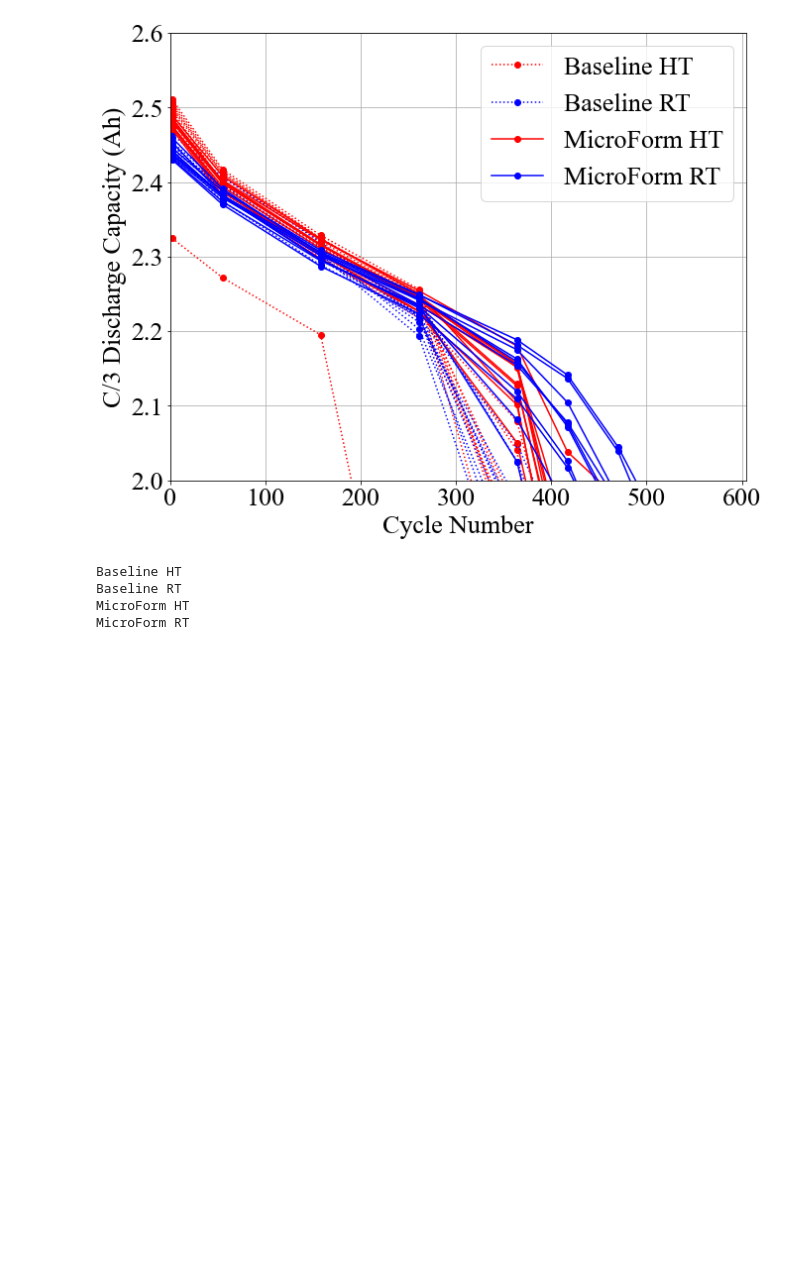
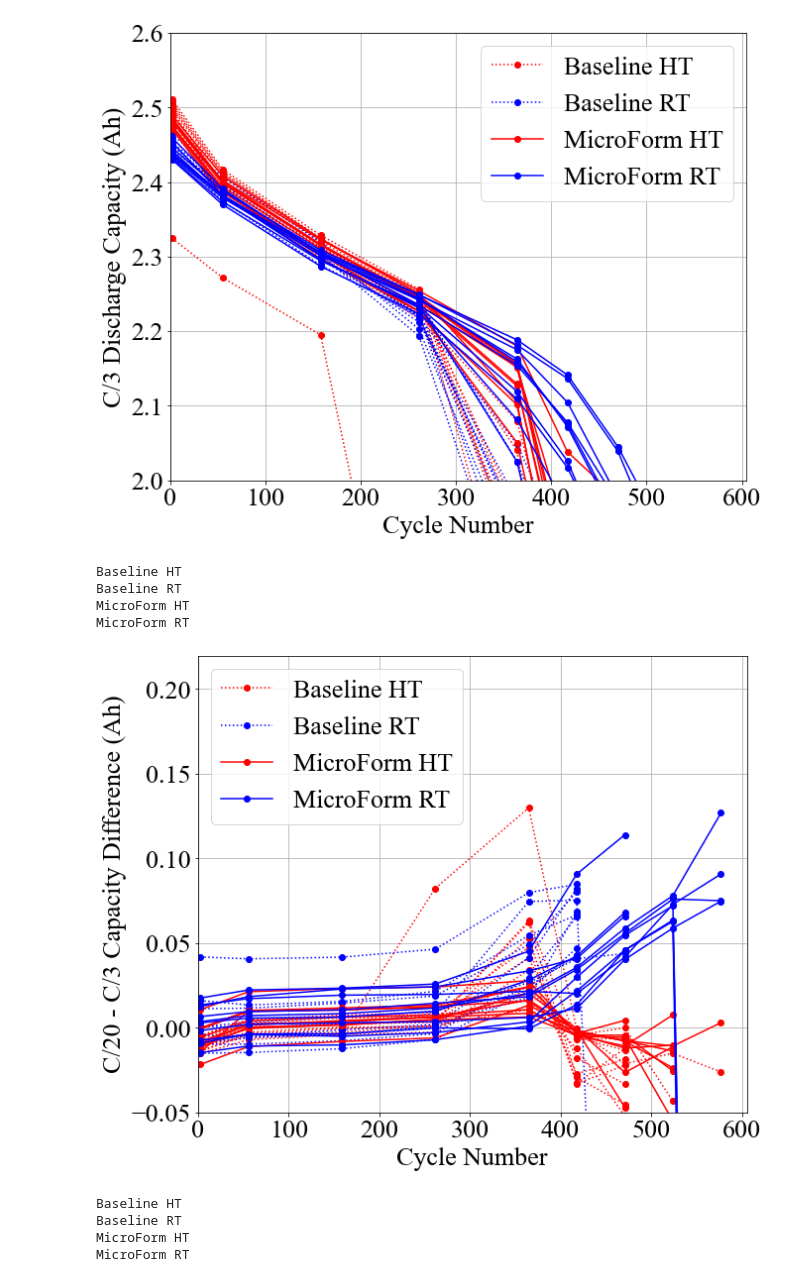
Before and after one commit to wengandrew/fast-formation, a Jupyter notebook: code/process_cycling_data.ipynb, the cells around one changed output. Saved outputs shown, nothing was run; the diff lists cells and outputs as text; code cells hidden in the pictures; blank space fills up the shorter version.

```diff
--- a/code/process_cycling_data.ipynb
+++ b/code/process_cycling_data.ipynb
@@ -589,6 +590,50 @@ Baseline RT
 MicroForm HT
 MicroForm RT
 [figure]
+# %%
+fig = plt.figure()
+
+for group, temp, form_type in zip(data.keys(), TEST_TEMPERATURE, FORMATION_TYPE):
+
+    print(group)
+    has_plotted_once = False
+    for cellid in data[group].keys():
+
+        df = data[group][cellid]['cycle']
+
+        df_c3 = df[df['Cycle Number'].isin(c3_test_cycle_indices)]
+        df_c20 = df[df['Cycle Number'].isin(c20_test_cycle_indices)]
+
+        label = '' if has_plotted_once else group
+        color = 'r' if temp == 'HT' else 'b'
+        linestyle = ':' if form_type == 'Baseline' else '-'
+
+        c20 = df_c20['Discharge Capacity (Ah)'].values
+        c3 = df_c3['Discharge Capacity (Ah)'].values
+
+        if len(c20) == len(c3) - 1:
+            c3 = c3[:-1]
+
+        assert(len(c20) == len(c3))
+
+        plt.plot(df_c20['Cycle Number'], c20 - c3,
+                    linestyle=linestyle, color=color,
+                    marker='o', label=label)
+
+        has_plotted_once = True
+
+plt.legend()
+plt.xlabel('Cycle Number')
+plt.ylabel('C/20 - C/3 Capacity Difference (Ah)')
+plt.xlim(left=0)
+plt.ylim(bottom=-0.05)
+plt.savefig(f'{OUTPUT_PATH}c_over_20_vs_3_capacity_diff_over_cycles.png', dpi=DPI)
+# %% [output]
+Baseline HT
+Baseline RT
+MicroForm HT
+MicroForm RT
+[figure, added]
 # %%
 fig = plt.figure()
 
```
Also changed, not shown: parts of 2 cells of this notebook, 3 other files.
